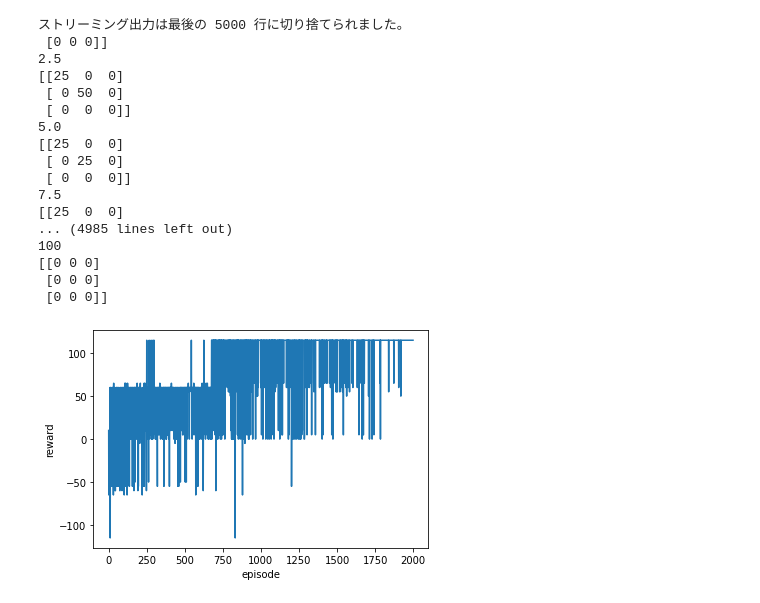
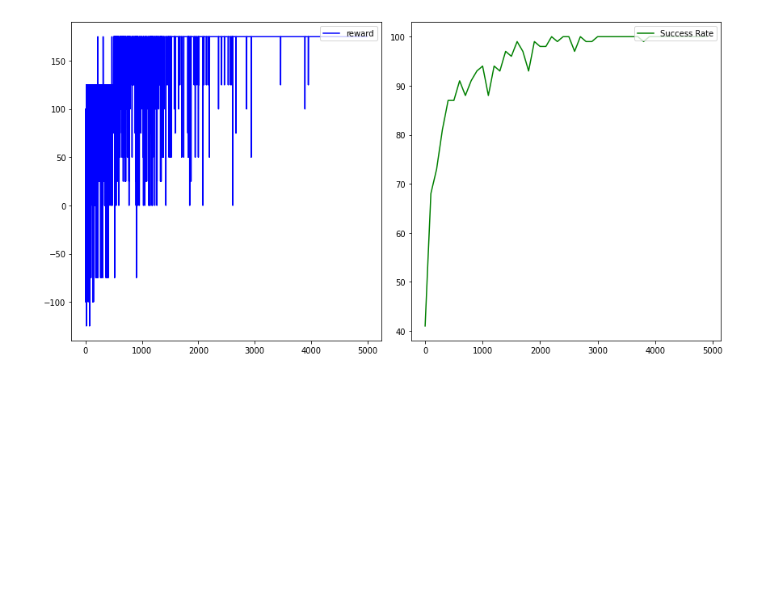
Before and after one commit to LXHayato/Sawing_RL_Q, a Jupyter notebook: sawing_Reinforcement_L.ipynb, the cells around one changed output. Drawn from its saved outputs; the diff is of its cells as text; code cells hidden in the pictures; blank space fills up the shorter version.

```diff
--- a/sawing_Reinforcement_L.ipynb
+++ b/sawing_Reinforcement_L.ipynb
@@ -39,9 +39,12 @@ class QL_Agent:
 #ε-greedy選択
   def act(self, nb_episode):
     #ランダム行動
-    self.epsilon = (np.log(nb_episode)-np.log(episode))/np.log(nb_episode)
-    if episode % 100 == 0:
-      print(f"イプシロンは{self.epsilon}")
+    if episode == 0:
+      self.epsilon = 1
+    #elif episode > 3000:
+      #self.epsilon = 0
+    else:
+      self.epsilon = (np.log(nb_episode)-np.log(episode))/np.log(nb_episode)*(np.log(nb_episode)-np.log(episode))/np.log(nb_episode)
     if np.random.uniform() < self.epsilon:
       action=np.random.randint(0, len(self.q_values[self.state]))
     #greedy行動
@@ -130,9 +133,6 @@ class World:
 
     Cloth=np.sum(abs(self.Now_map))
     reward = self._compute_reward(Cloth, n)
-    if reward > 0:
-      print(reward)
-      print(self.Now_map)
     is_goal = self._is_end_episode(n,Cloth)
     return self.Now_map, reward, is_goal, n
 
@@ -140,8 +140,7 @@ class World:
 #0からの剥離量*5がそのまま点数となる。
   def _compute_reward(self, Cloth, n):
     if n < 4:
-      return 10-Cloth*0.1
-      #return 0
+      return 50-Cloth*0.5
     else:
       return 100-Cloth
 
@@ -164,11 +163,13 @@ class World:
 grid_env=World()
 ini_state=grid_env.Start_map
 agent = QL_Agent(epsilon=0.1,actions=np.arange(9),observation=ini_state)
-nb_episode = 2000
+nb_episode = 5000
+episode_No = [0.0 for i in range(int(nb_episode/100))]
+Success = np.array([0.0 for i in range(int(nb_episode/100))])
 rewards = []
 is_end_episode = False
 for episode in range(nb_episode):
-  if episode % 100 == 0:
+  if episode % 500 == 0:
     print(f'今は{episode}周目')
   episode_reward = []
   n = 0
@@ -181,12 +182,28 @@ for episode in range(nb_episode):
   state = grid_env.reset()
   agent.observe(state)
   is_end_episode = False
+  if np.sum(episode_reward) > 120:
+    Success[int(episode/100)] += 1
 
 #結果のプロット
-plt.plot(np.arange(nb_episode), rewards)
-plt.xlabel("episode")
-plt.ylabel("reward")
-plt.savefig("result.jpg")
+#figure()でグラフを表示する領域をつくり，figというオブジェクトにする．
+fig = plt.figure(figsize=(12, 6))
+
+#add_subplot()でグラフを描画する領域を追加する．引数は行，列，場所
+ax1 = fig.add_subplot(1, 2, 1)
+ax2 = fig.add_subplot(1, 2, 2)
+
+y1 = np.arange(nb_episode)
+y2 = np.arange(0,nb_episode,100)
+
+c1,c2 = "blue","green"  # 各プロットの色
+l1,l2 = "reward","Success Rate"   # 各ラベル
+
+ax1.plot(y1, rewards, color=c1, label=l1)
+ax2.plot(y2, np.array(Success/100)*100, color=c2, label=l2)
+ax1.legend(loc = 'upper right') #凡例
+ax2.legend(loc = 'upper right') #凡例
+fig.tight_layout()              #レイアウトの設定
 plt.show()
 # %% [output]
 今は0周目
@@ -209,18 +219 @@ plt.show()
-ストリーミング出力は最後の 5000 行に切り捨てられました。
- [0 0 0]]
-2.5
-[[25  0  0]
- [ 0 50  0]
- [ 0  0  0]]
-5.0
-[[25  0  0]
- [ 0 25  0]
- [ 0  0  0]]
-7.5
-[[25  0  0]
-... (4985 lines left out)
-100
-[[0 0 0]
- [0 0 0]
- [0 0 0]]
-[figure, old version]
+[figure, new version]
```
Also changed, not shown: parts of 2 cells of this notebook.
